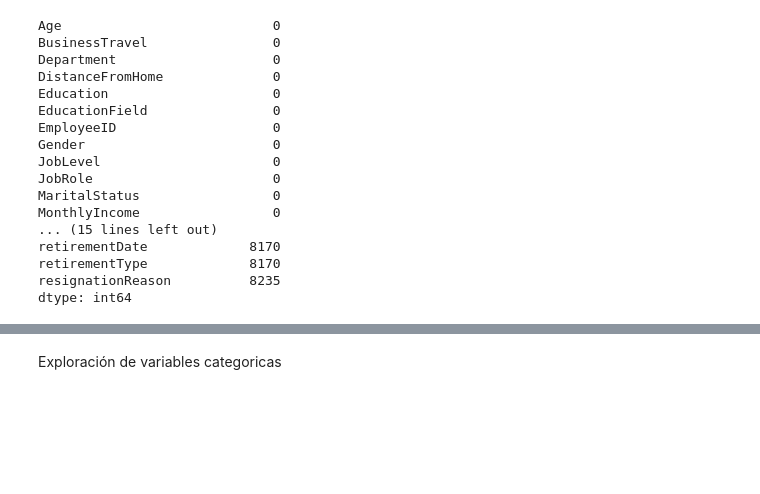
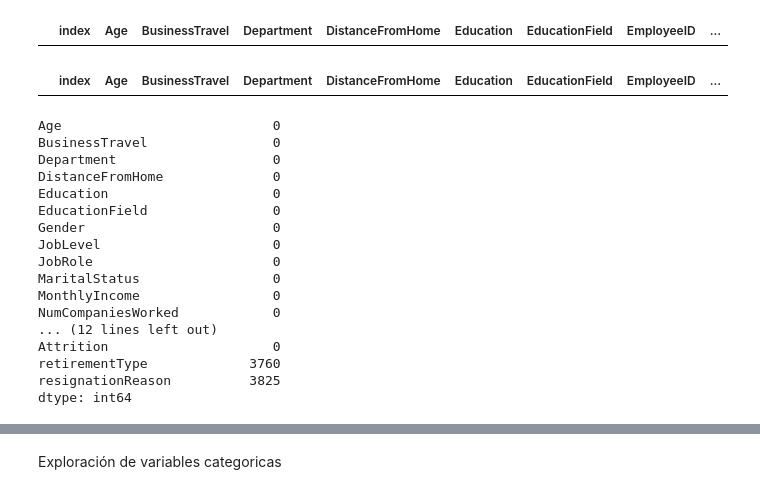
Before and after one commit to Laurahg22/Trabajo-analitica-RH, a Jupyter notebook: c_exploracion.ipynb, the cells around one changed output, grey strips where cells are left out. Cells and saved outputs as stored; diff of their text form; code cells hidden in the pictures; blank space fills up the shorter version.

```diff
--- a/c_exploracion.ipynb
+++ b/c_exploracion.ipynb
@@ -62,2 +65,9 @@ df['retirementDate'] = pd.to_datetime(df['retirementDate'], format='%Y/%m/%d')
+# %%
+# Identificar si hay datos duplicados
+display(df2015[df2015.duplicated(keep='last')])
+display(df2015[df2015.duplicated(keep='first')])
+# %% [output]
+|  | index | Age | BusinessTravel | Department | DistanceFromHome | Education | EducationField | EmployeeID | ... |
+|  | index | Age | BusinessTravel | Department | DistanceFromHome | Education | EducationField | EmployeeID | ... |
 # %%
 # eliminar variable index
@@ -83,5 +93,5 @@ df = imputar_con_moda(df, ['NumCompaniesWorked', 'TotalWorkingYears', 'Environme
 # %%
-df.isnull().sum()
+df2015.isnull().sum()
 # %% [output]
 Age                           0
 BusinessTravel                0
@@ -89,14 +99,14 @@ Department                    0
 DistanceFromHome              0
 Education                     0
 EducationField                0
-EmployeeID                    0
 Gender                        0
 JobLevel                      0
 JobRole                       0
 MaritalStatus                 0
 MonthlyIncome                 0
-... (15 lines left out)
-retirementDate             8170
-retirementType             8170
-resignationReason          8235
+NumCompaniesWorked            0
+... (12 lines left out)
+Attrition                     0
+retirementType             3760
+resignationReason          3825
 dtype: int64
```
Also changed, not shown: parts of 21 cells of this notebook.
